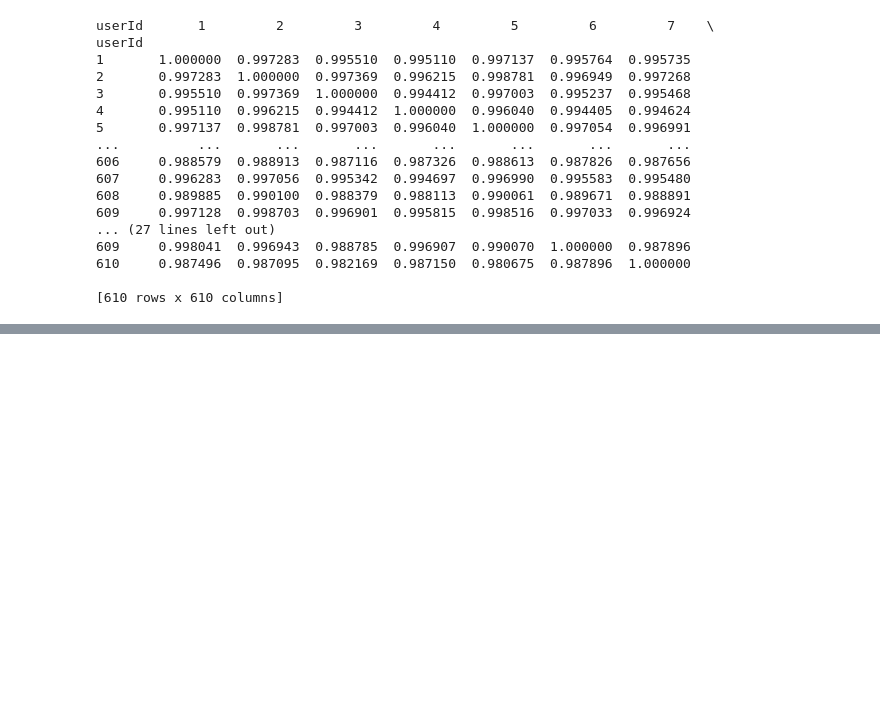
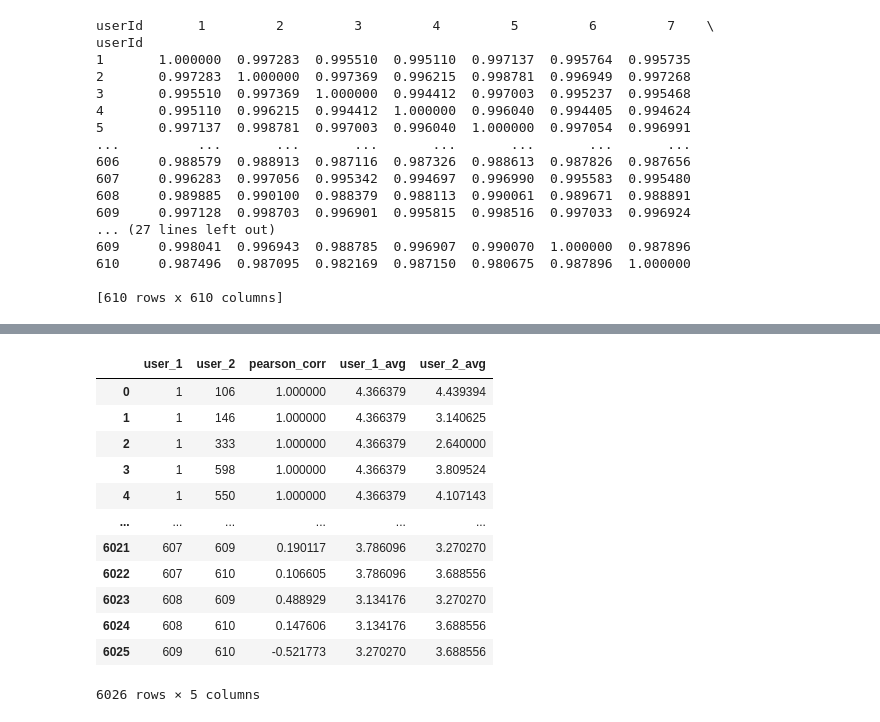
Before and after one commit to EliaTosin/DataAnaCla25, a Jupyter notebook: ex01.ipynb, the cells around one changed output, grey strips where cells are left out. Drawn from its saved outputs; the diff is of its cells as text; code cells hidden in the pictures; blank space fills up the shorter version.

```diff
--- a/ex01.ipynb
+++ b/ex01.ipynb
@@ -502,0 +509,3 @@ Rating previsto per utente [385] su April Morning (1988): 3.66
+# %%
+k = 10  # Numero di vicini da considerare
+display(df_pearson)
@@ -502,0 +526,4 @@ Rating previsto per utente [385] su April Morning (1988): 3.66
+# %%
+# for each user, get the top k most similar users
+df_top_k_users = df_pearson.groupby('user_1').apply(lambda x: x.nlargest(k, 'pearson_corr')).reset_index(drop=True)
+display(df_top_k_users)
@@ -502,0 +544,21 @@ Rating previsto per utente [385] su April Morning (1988): 3.66
+# %%
+df_regression = df_top_k_users
+# %%
+df_regression['user_1_avg'] = df_regression['user_1'].map(user_avg)
+df_regression['user_2_avg'] = df_regression['user_2'].map(user_avg)
+# %%
+df_regression
+# %% [output]
+|  | user_1 | user_2 | pearson_corr | user_1_avg | user_2_avg |
+| 0 | 1 | 106 | 1.000000 | 4.366379 | 4.439394 |
+| 1 | 1 | 146 | 1.000000 | 4.366379 | 3.140625 |
+| 2 | 1 | 333 | 1.000000 | 4.366379 | 2.640000 |
+| 3 | 1 | 598 | 1.000000 | 4.366379 | 3.809524 |
+| 4 | 1 | 550 | 1.000000 | 4.366379 | 4.107143 |
+| ... | ... | ... | ... | ... | ... |
+| 6021 | 607 | 609 | 0.190117 | 3.786096 | 3.270270 |
+| 6022 | 607 | 610 | 0.106605 | 3.786096 | 3.688556 |
+| 6023 | 608 | 609 | 0.488929 | 3.134176 | 3.270270 |
+| 6024 | 608 | 610 | 0.147606 | 3.134176 | 3.688556 |
+| 6025 | 609 | 610 | -0.521773 | 3.270270 | 3.688556 |
+6026 rows × 5 columns
```
Also changed, not shown: parts of 10 cells of this notebook.
